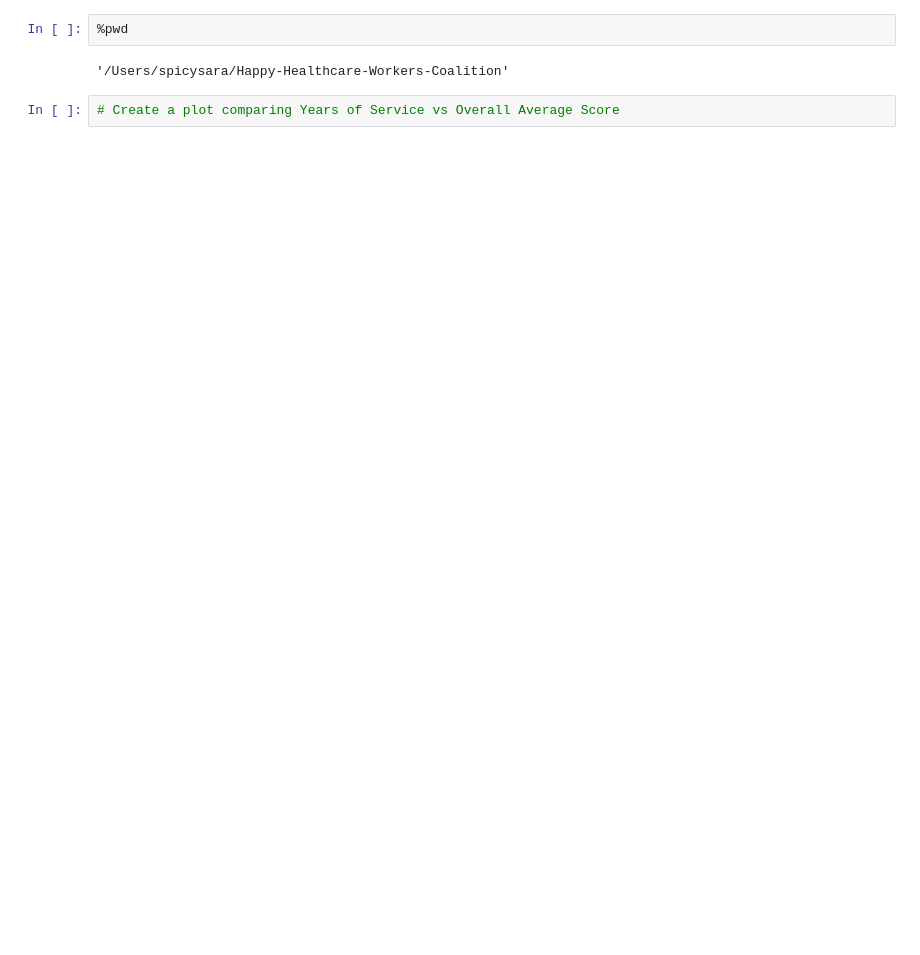
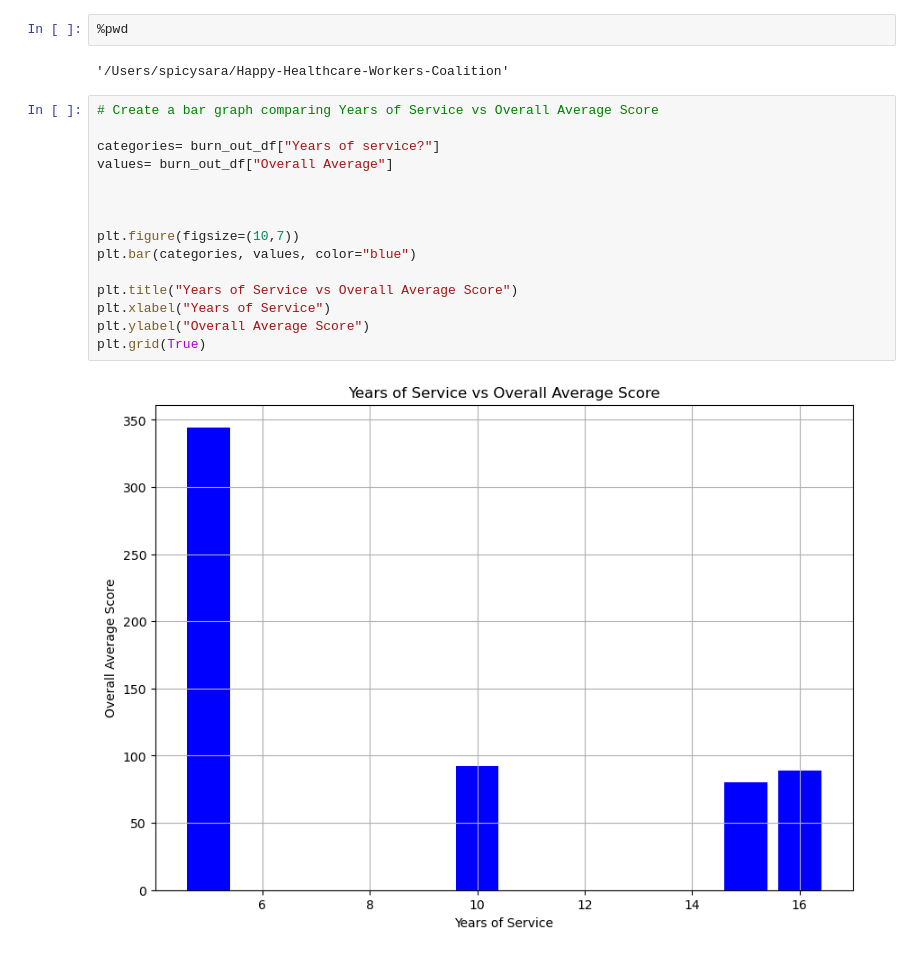
Before and after one commit to aidentariku/Happy-Healthcare-Workers-Coalition, a Jupyter notebook: healthcare.ipynb, the cells around one changed output. Drawn from its saved outputs; the diff is of its cells as text; blank space fills up the shorter version.

```diff
--- a/healthcare.ipynb
+++ b/healthcare.ipynb
@@ -23,5 +23,20 @@ burn_out_csv.head()
 %pwd
 # %% [output]
 '/Users/spicysara/Happy-Healthcare-Workers-Coalition'
-# %%
-# Create a plot comparing Years of Service vs Overall Average Score
+# %%
+# Create a bar graph comparing Years of Service vs Overall Average Score
+
+categories= burn_out_df["Years of service?"]
+values= burn_out_df["Overall Average"]
+
+
+
+plt.figure(figsize=(10,7))
+plt.bar(categories, values, color="blue")
+
+plt.title("Years of Service vs Overall Average Score")
+plt.xlabel("Years of Service")
+plt.ylabel("Overall Average Score")
+plt.grid(True)
+# %% [output]
+[figure, added]
```
Also changed, not shown: parts of 2 cells of this notebook, 2 other files.
